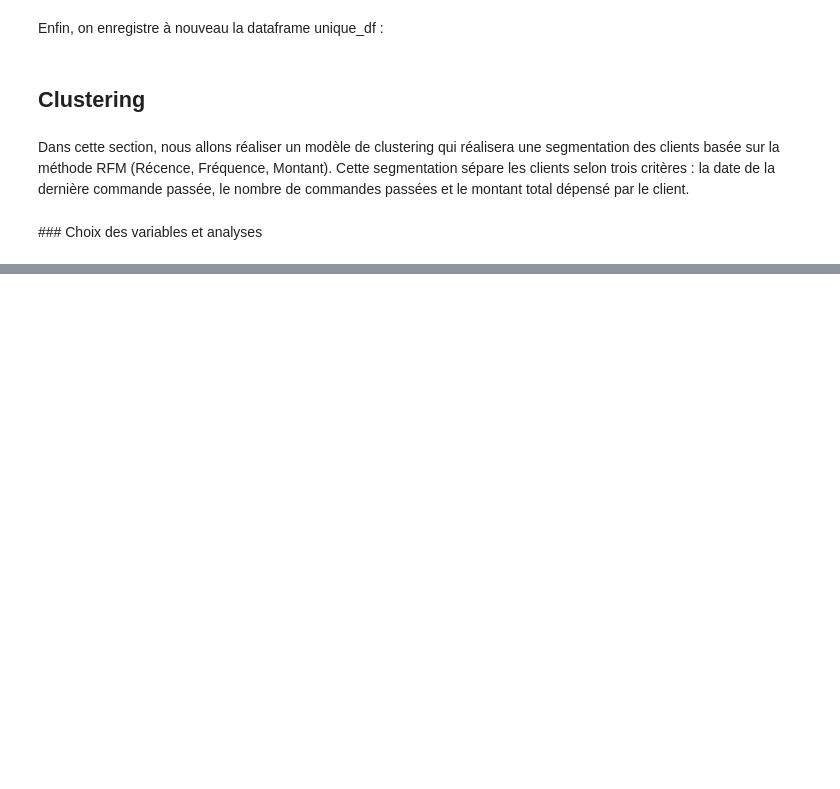
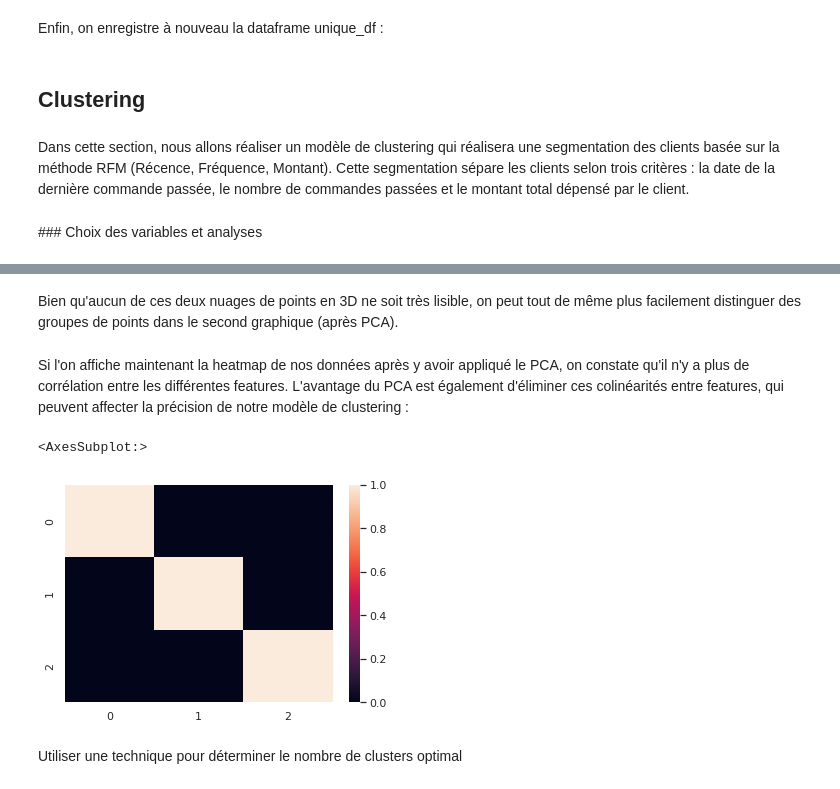
Before and after one commit to marlierecharlie/brief_13_la_data_dream_team, a Jupyter notebook: SEGMENTATION_CLIENTS/analyse_exploratoire.ipynb, the cells around one changed output, grey strips where cells are left out. Drawn from its saved outputs; the diff is of its cells as text; code cells hidden in the pictures; blank space fills up the shorter version.

```diff
--- a/SEGMENTATION_CLIENTS/analyse_exploratoire.ipynb
+++ b/SEGMENTATION_CLIENTS/analyse_exploratoire.ipynb
@@ -867,0 +947,11 @@ Dans cette section, nous allons réaliser un modèle de clustering qui réaliser
+# %% [markdown]
+Bien qu'aucun de ces deux nuages de points en 3D ne soit très lisible, on peut tout de même plus facilement distinguer des groupes de points dans le second graphique (après PCA).
+# %% [markdown]
+Si l'on affiche maintenant la heatmap de nos données après y avoir appliqué le PCA, on constate qu'il n'y a plus de corrélation entre les différentes features. L'avantage du PCA est également d'éliminer ces colinéarités entre features, qui peuvent affecter la précision de notre modèle de clustering :
+# %%
+sns.heatmap(pca_cluster.corr())
+# %% [output]
+<AxesSubplot:>
+[figure, added]
+# %% [markdown]
+Utiliser une technique pour déterminer le nombre de clusters optimal
```
Also changed, not shown: parts of 11 cells of this notebook.
